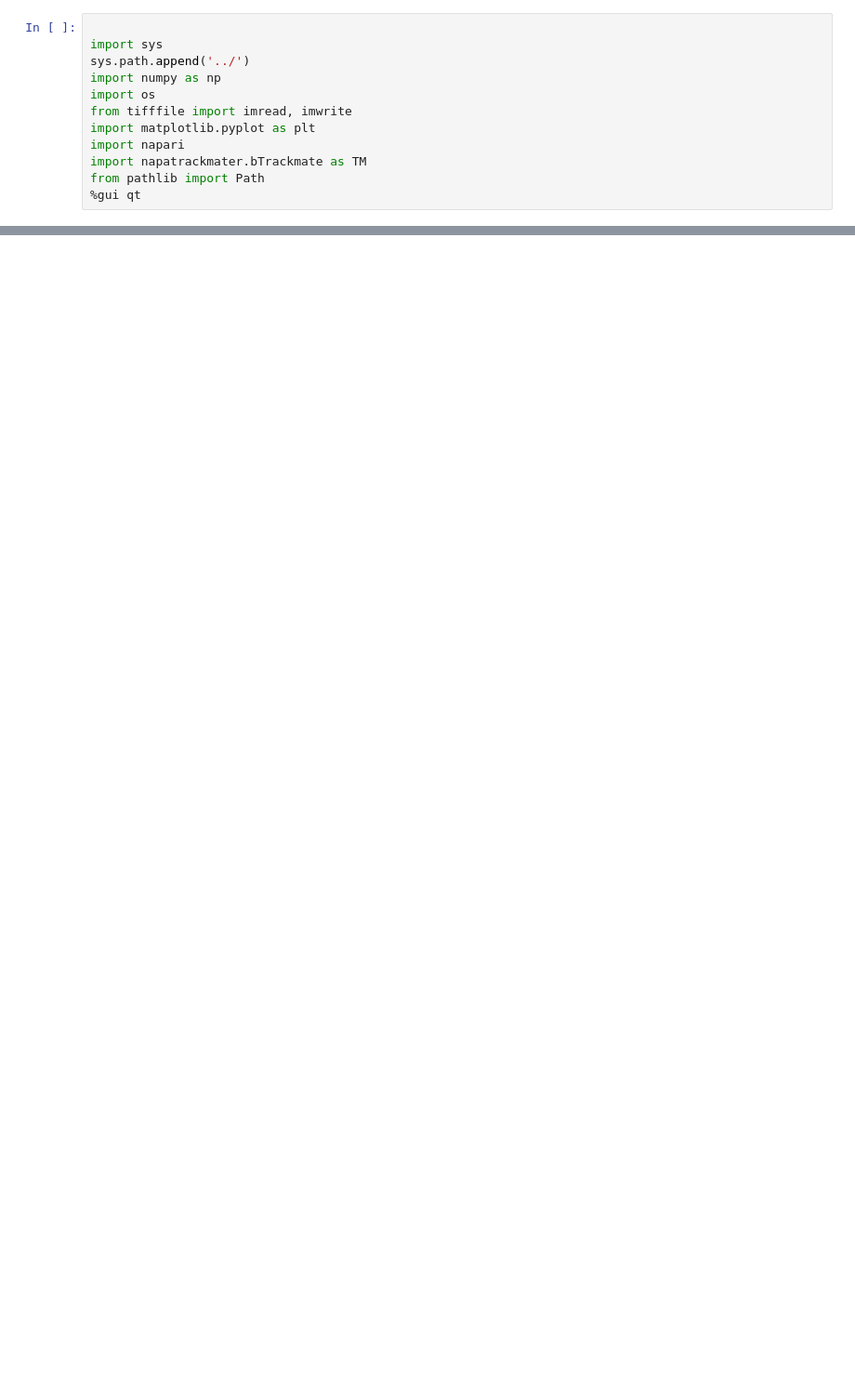
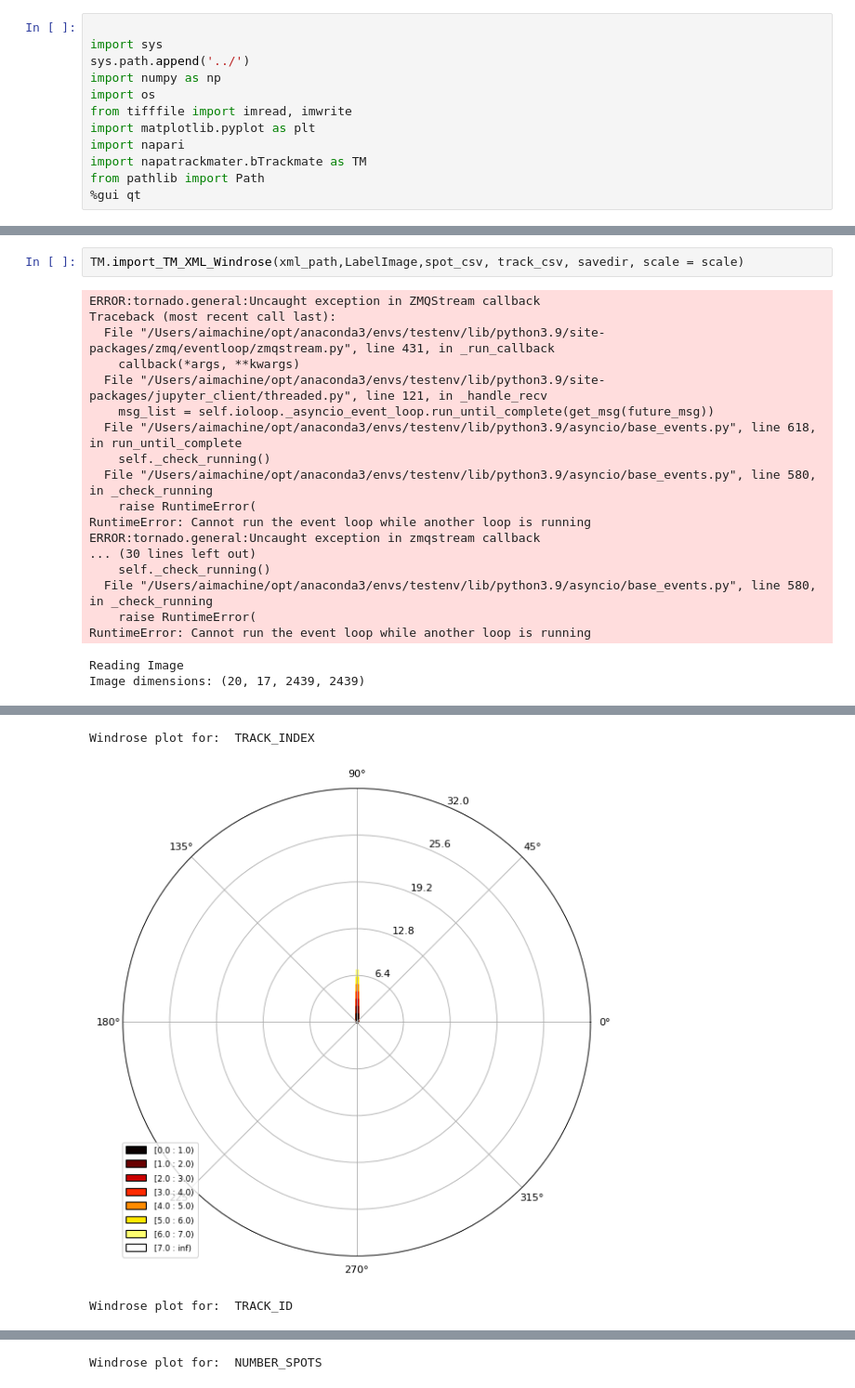
Before and after one commit to Kapoorlabs-CAPED/NapaTrackMater, a Jupyter notebook: examples/ColorTracks.ipynb, the cells around one changed output, grey strips where cells are left out. Shown at 93% size. Cells and saved outputs as stored; diff of their text form; blank space fills up the shorter version.

```diff
--- a/examples/ColorTracks.ipynb
+++ b/examples/ColorTracks.ipynb
@@ -30,0 +29,22 @@ Relabelling image with chosen trackmate attribute
+# %%
+TM.import_TM_XML_Windrose(xml_path,LabelImage,spot_csv, track_csv, savedir, scale = scale)
+# %% [output]
+ERROR:tornado.general:Uncaught exception in ZMQStream callback
+Traceback (most recent call last):
+  File "/Users/aimachine/opt/anaconda3/envs/testenv/lib/python3.9/site-packages/zmq/eventloop/zmqstream.py", line 431, in _run_callback
+    callback(*args, **kwargs)
+  File "/Users/aimachine/opt/anaconda3/envs/testenv/lib/python3.9/site-packages/jupyter_client/threaded.py", line 121, in _handle_recv
+    msg_list = self.ioloop._asyncio_event_loop.run_until_complete(get_msg(future_msg))
+  File "/Users/aimachine/opt/anaconda3/envs/testenv/lib/python3.9/asyncio/base_events.py", line 618, in run_until_complete
+    self._check_running()
+  File "/Users/aimachine/opt/anaconda3/envs/testenv/lib/python3.9/asyncio/base_events.py", line 580, in _check_running
+    raise RuntimeError(
+RuntimeError: Cannot run the event loop while another loop is running
+ERROR:tornado.general:Uncaught exception in zmqstream callback
+... (30 lines left out)
+    self._check_running()
+  File "/Users/aimachine/opt/anaconda3/envs/testenv/lib/python3.9/asyncio/base_events.py", line 580, in _check_running
+    raise RuntimeError(
+RuntimeError: Cannot run the event loop while another loop is running
+Reading Image
+Image dimensions: (20, 17, 2439, 2439)
@@ -30,0 +52,3 @@ Relabelling image with chosen trackmate attribute
+Windrose plot for:  TRACK_INDEX
+[figure, added]
+Windrose plot for:  TRACK_ID
@@ -30,0 +56 @@ Relabelling image with chosen trackmate attribute
+Windrose plot for:  NUMBER_SPOTS
```
Also changed, not shown: parts of 3 cells of this notebook, 4 other files.
